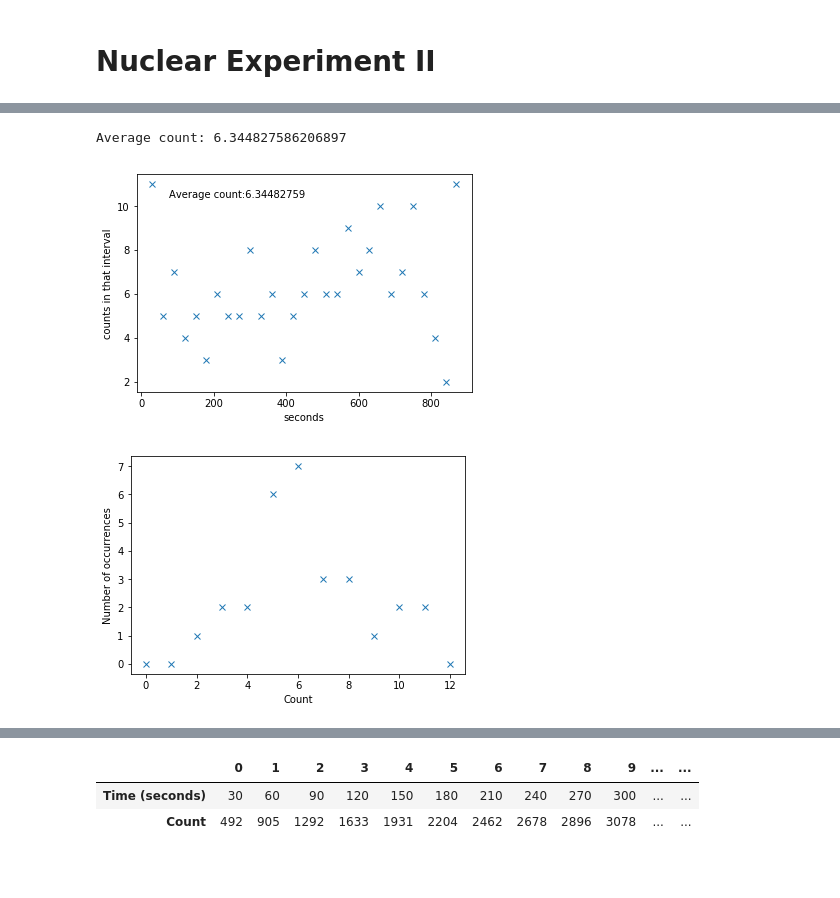
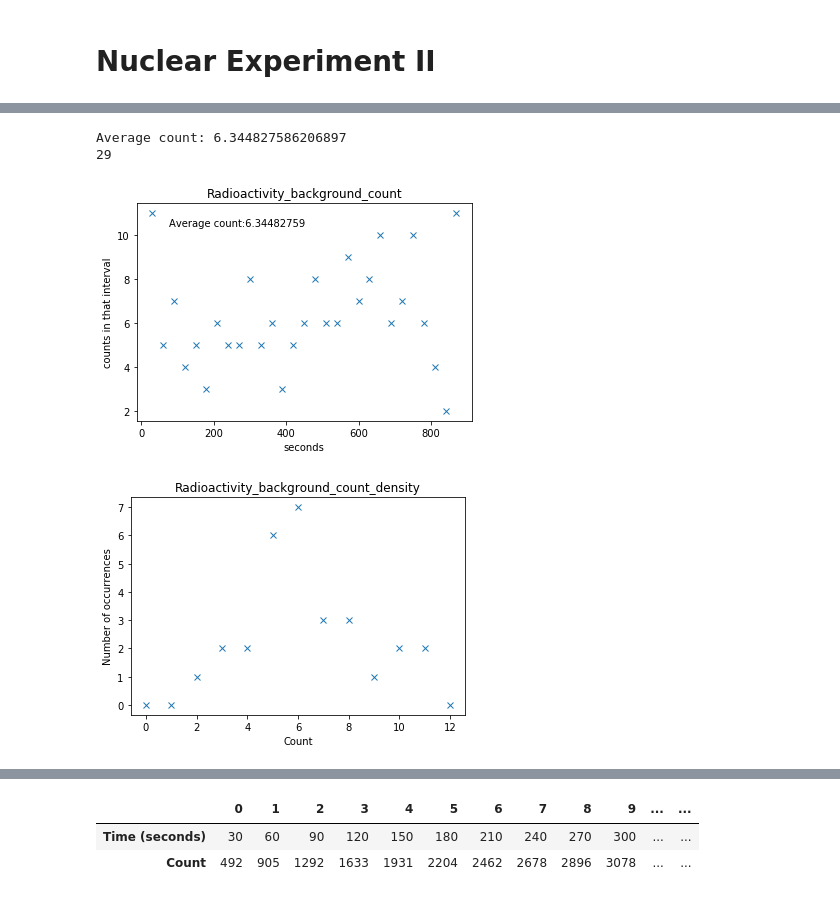
Before and after one commit to MAtthewCrow12/CrowleyDLP, a Jupyter notebook: 357 graphs.ipynb, the cells around one changed output, grey strips where cells are left out. Cells and saved outputs as stored; diff of their text form; code cells hidden in the pictures; blank space fills up the shorter version.

```diff
--- a/357 graphs.ipynb
+++ b/357 graphs.ipynb
@@ -121,17 +135,20 @@ plt.show()
 # %%
 count=[11,5,7,4,5,3,6,5,5,8,5,6,3,5,6,8,6,6,9,7,8,10,6,7,10,6,4,2,11]
 time=list(range(30, (len(count)+1)*30, 30))
 
 plt.plot(time, count, "x")
 plt.xlabel("seconds")
 plt.ylabel('counts in that interval')
 plt.figtext(0.2, 0.8, "Average count:%s" %('%0.8f'%np.mean(count)))
-plt.savefig('Radioactivity_background_count.pdf', format='pdf', bbox_inches='tight', transparent=True)
+plt.title('Radioactivity_background_count')
+#plt.savefig('Radioactivity_background_count.pdf', format='pdf', bbox_inches='tight', transparent=True)
 
 print("Average count:", np.mean(count))
+print(len(count))
 # %% [output]
 Average count: 6.344827586206897
+29
-[figure, old version]
+[figure, new version]
 # %%
 count_max=max(count)+2
 dist=[]
@@ -141,9 +158,11 @@ for i in range(0,count_max):
 plt.plot(list(range(0,count_max)), dist, "x")
 plt.ylabel("Number of occurrences")
 plt.xlabel("Count")
-plt.savefig('Radioactivity_background_count_density.pdf', format='pdf', bbox_inches='tight', transparent=True)
+plt.title('Radioactivity_background_count_density')
+plt.show()
+#plt.savefig('Radioactivity_background_count_density.pdf', format='pdf', bbox_inches='tight', transparent=True)
 # %% [output]
-[figure, old version]
+[figure, new version]
 # %%
 # PART II
 seconds=list(range(30, 930, 30))
```
Also changed, not shown: parts of 4 cells of this notebook, 11 other files.
